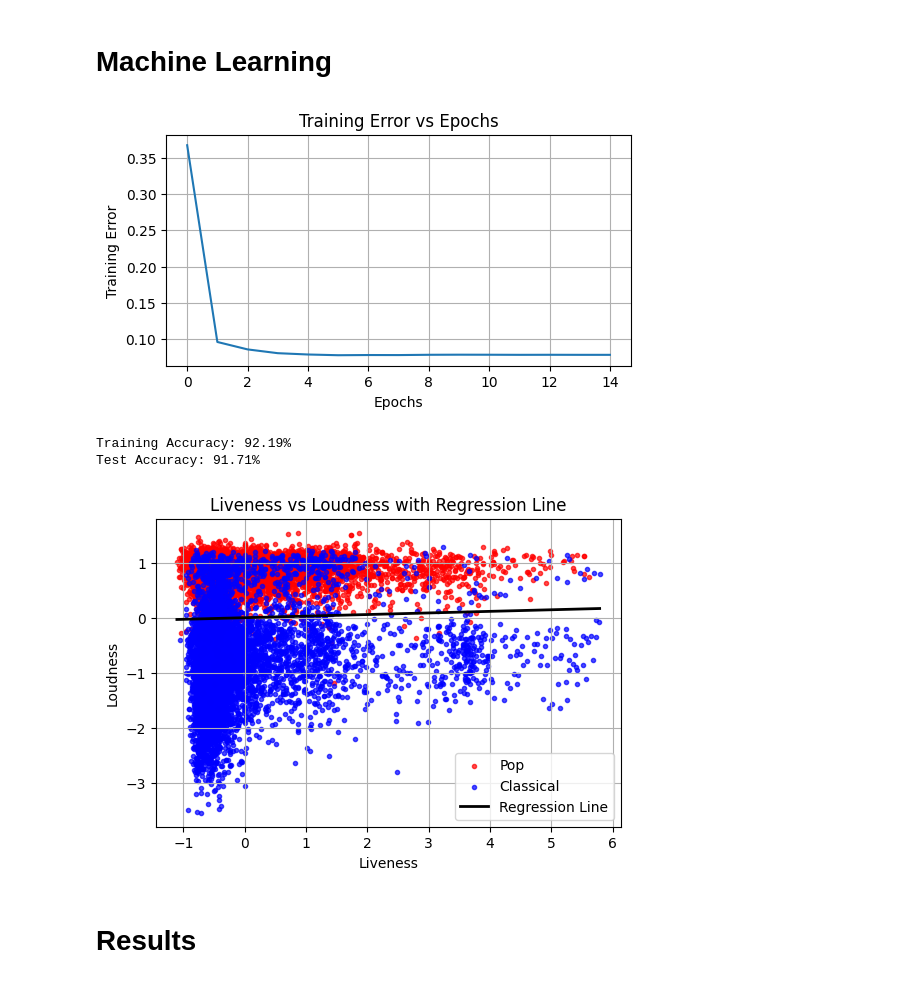
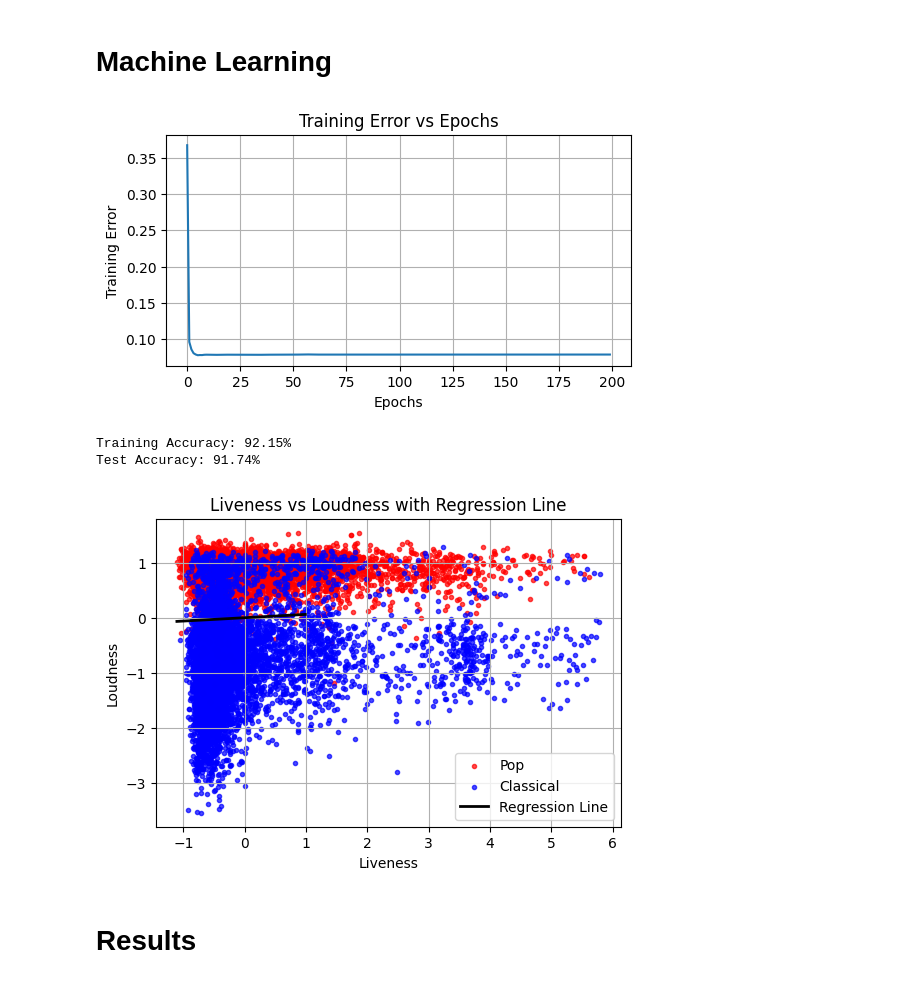
Before and after one commit to agr102/FYS-2021_Assignments, a Jupyter notebook: Assignment 1/Code/assignment_1_code.ipynb, the cells around one changed output. Saved outputs shown, nothing was run; the diff lists cells and outputs as text; code cells hidden in the pictures.

```diff
--- a/Assignment 1/Code/assignment_1_code.ipynb
+++ b/Assignment 1/Code/assignment_1_code.ipynb
@@ -210,43 +210,43 @@ def stochastic_gradient_descent(x, y, learning_rate, epochs):
 # Shuffle data
 indices = np.random.permutation(len(X_train))  # Shuffle indices
 X_shuffled = scaled_X_train[indices]  # Apply the shuffled indices to features
 y_shuffled = y_train[indices]  # Apply the shuffled indices to labels
 
 # Introduce parameters such as epochs and training rate
 training_rate = 0.0001
-epochs = 15
+epochs = 200
 # Train the logistic regression classifier using SGD
 weights, errors = stochastic_gradient_descent(X_shuffled, y_shuffled, training_rate, epochs)
 # weights, errors = stochastic_gradient_descent(scaled_X_test, y_train, training_rate, epochs)
 
 # Make a plot of training error as a function of epochs
 plt.figure(figsize=(6, 3))
 plt.plot(range(epochs), errors)
 plt.xlabel('Epochs')
 plt.ylabel('Training Error')
 plt.title('Training Error vs Epochs')
 plt.grid()
 plt.show()
 
 # Calculate training accuracy
 y_train_pred = predict(scaled_X_train, weights)
 train_accuracy = np.mean(y_train_pred == y_train)
 print(f"Training Accuracy: {train_accuracy * 100:.2f}%")
 
 # Calculate test accuracy
 y_test_predicted = predict(scaled_X_test, weights)
 test_accuracy = np.mean(y_test_predicted == y_test)
 print(f"Test Accuracy: {test_accuracy * 100:.2f}%")
 # %% [output]
-[figure, old version]
+[figure, new version]
-Training Accuracy: 92.19%
-Test Accuracy: 91.71%
+Training Accuracy: 92.15%
+Test Accuracy: 91.74%
 # %%
 w_liveness = weights[0]  # Weight for 'liveness'
 w_loudness = weights[1]  # Weight for 'loudness'
 
 # Generate liveness values for plotting (covering the full range)
-x1_range = np.linspace(scaled_X_train[:, 0].min(), scaled_X_train[:, 0].max(), 100)
+x1_range = np.linspace(scaled_X_train[:, 0].min(), X_train[:, 0].max(), 100)
 
 # Calculate the corresponding loudness values using the boundary equation
 x2_range = -(w_liveness * x1_range)/ w_loudness
@@ -266,7 +266,7 @@ plt.legend()
 plt.grid(True)
 plt.show()
 # %% [output]
-[figure, old version]
+[figure, new version]
 # %% [markdown]
 # Results
 # %%
```
Also changed, not shown: parts of 1 cell of this notebook.
